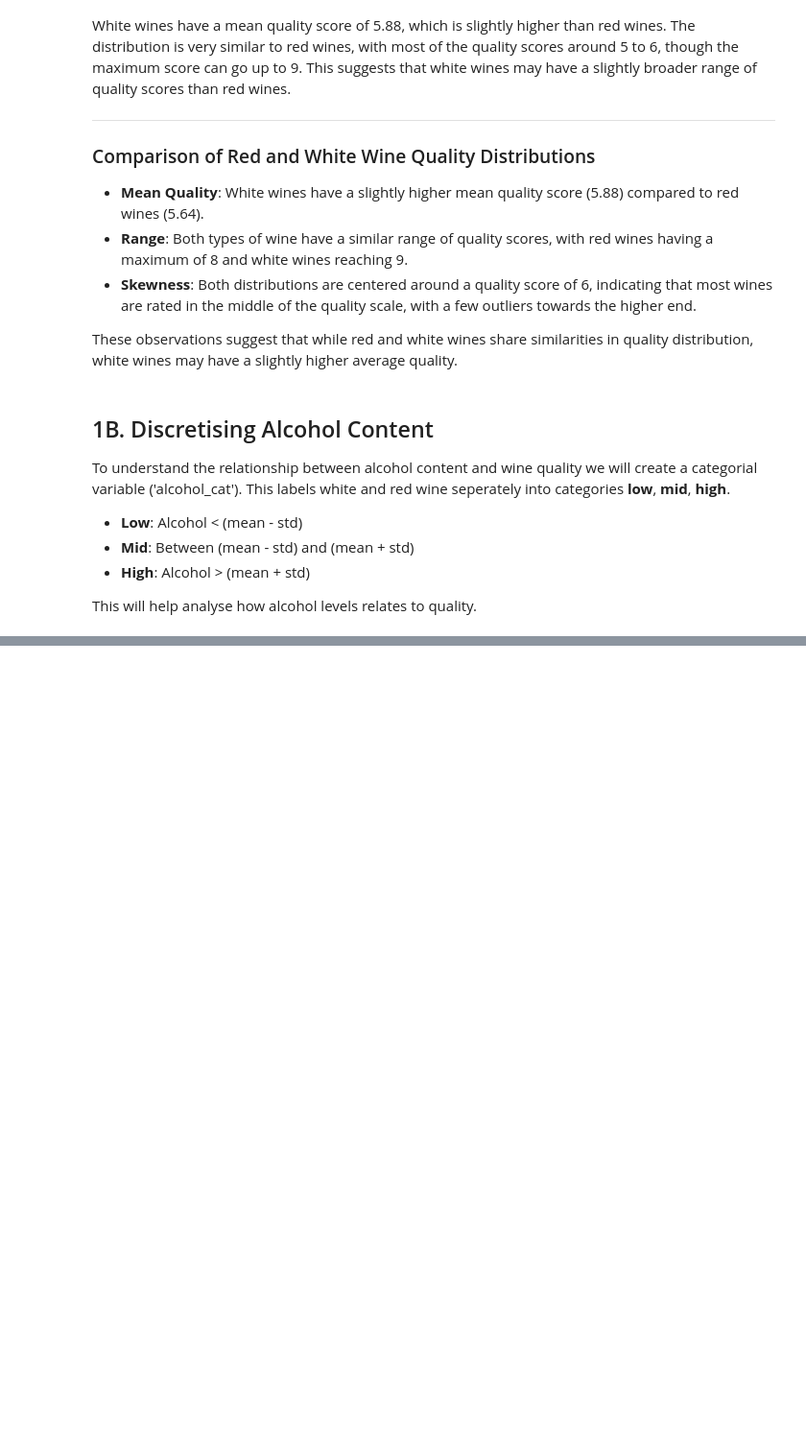
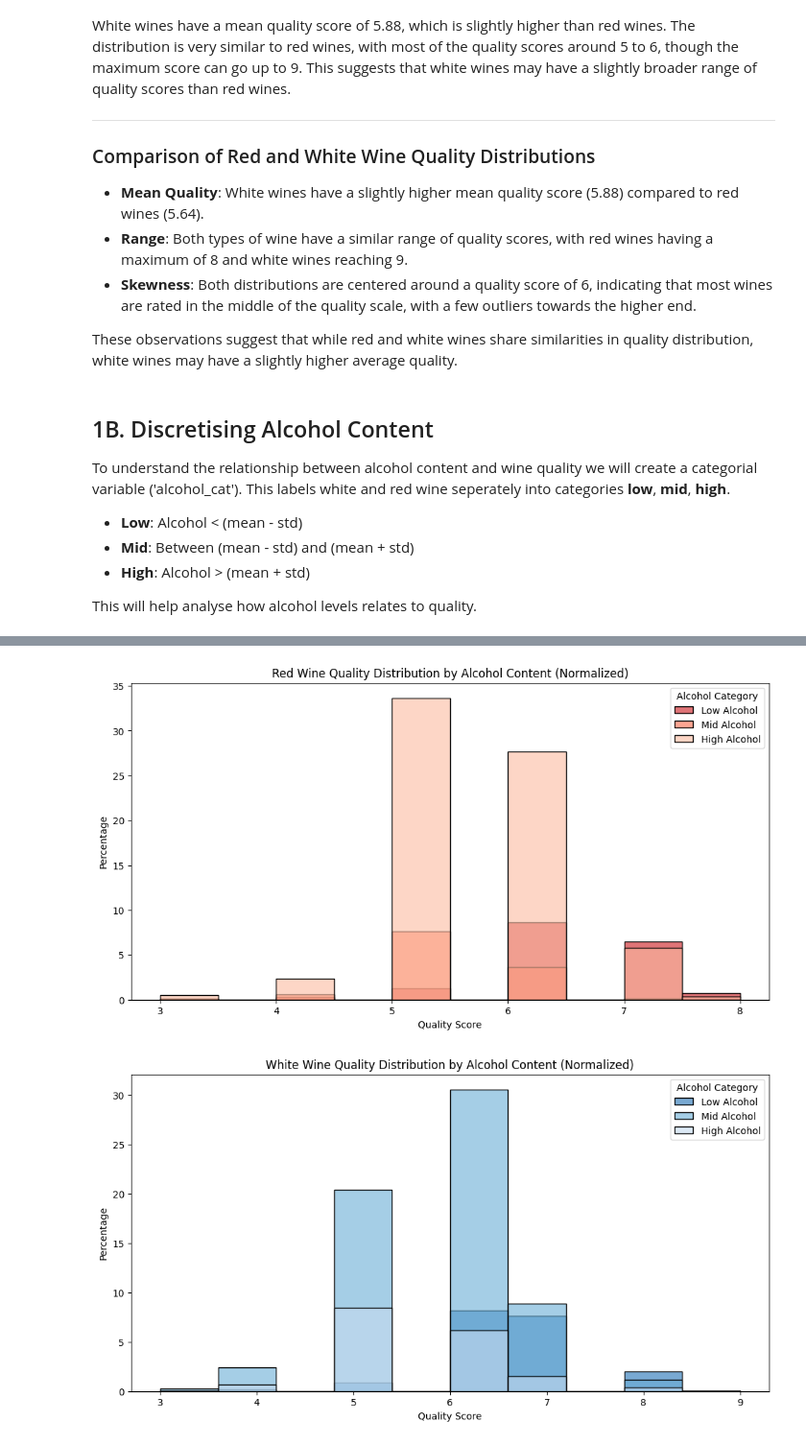
Before and after one commit to noahsaa100/Wine-Analysis, a Jupyter notebook: wine_analysis.ipynb, the cells around one changed output, grey strips where cells are left out. Shown: that part at 96% size. Cells and saved outputs as stored; diff of their text form; code cells hidden in the pictures; blank space fills up the shorter version.

```diff
--- a/wine_analysis.ipynb
+++ b/wine_analysis.ipynb
@@ -138,0 +153,21 @@ print("\nWhite Wine Alcohol Categories:\n", white_wine['alcohol_cat'].value_coun
+# %%
+# Plot quality distribution for red wine by alcohol category
+plt.figure(figsize=(12, 6))
+sns.histplot(data=red_wine, x="quality", hue="alcohol_cat", bins=10, kde=False, palette="Reds", alpha=0.6, stat="percent")
+plt.title("Red Wine Quality Distribution by Alcohol Content (Normalized)")
+plt.xlabel("Quality Score")
+plt.ylabel("Percentage")
+plt.legend(title="Alcohol Category", labels=["Low Alcohol", "Mid Alcohol", "High Alcohol"])  # legend labels
+plt.show()
+
+# Plot quality distribution for white wine by alcohol category
+plt.figure(figsize=(12, 6))
+sns.histplot(data=white_wine, x="quality", hue="alcohol_cat", bins=10, kde=False, palette="Blues", alpha=0.6, stat="percent")
+plt.title("White Wine Quality Distribution by Alcohol Content (Normalized)")
+plt.xlabel("Quality Score")
+plt.ylabel("Percentage")
+plt.legend(title="Alcohol Category", labels=["Low Alcohol", "Mid Alcohol", "High Alcohol"])  # legend labels
+plt.show()
+# %% [output]
+[figure, added]
+[figure, added]
```
Also changed, not shown: parts of 3 cells of this notebook.
